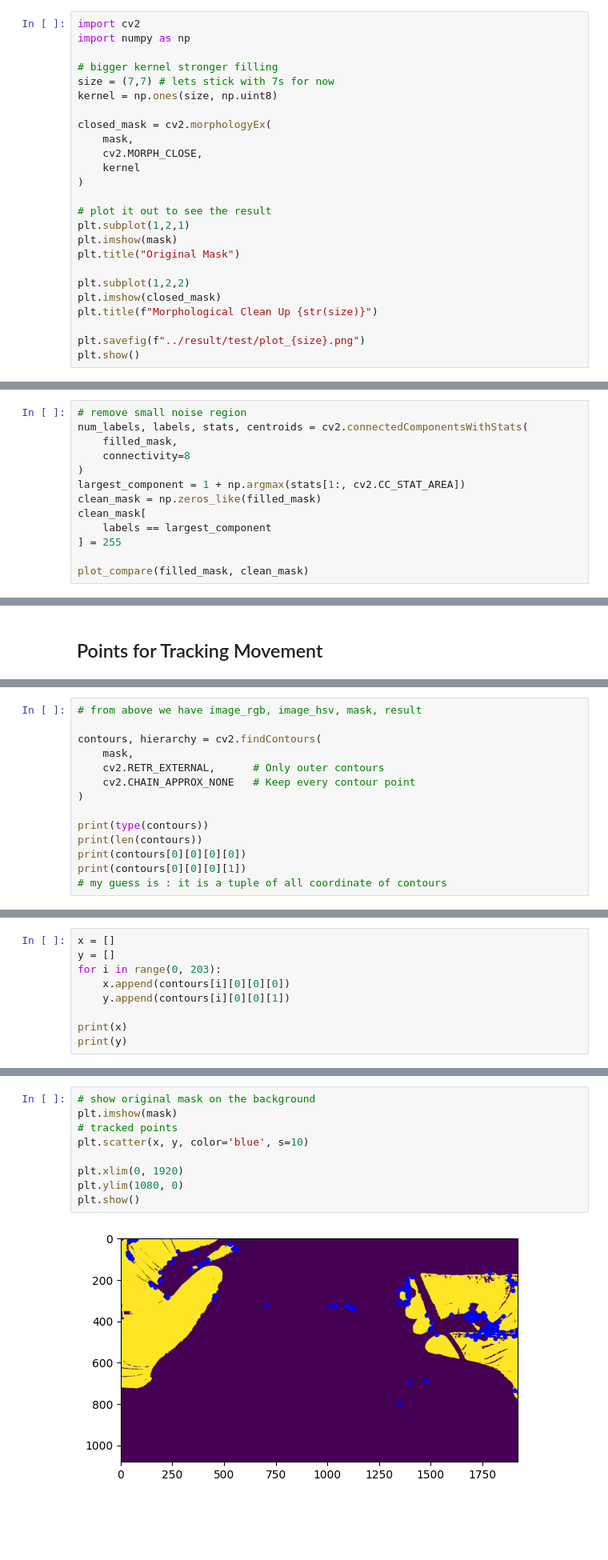
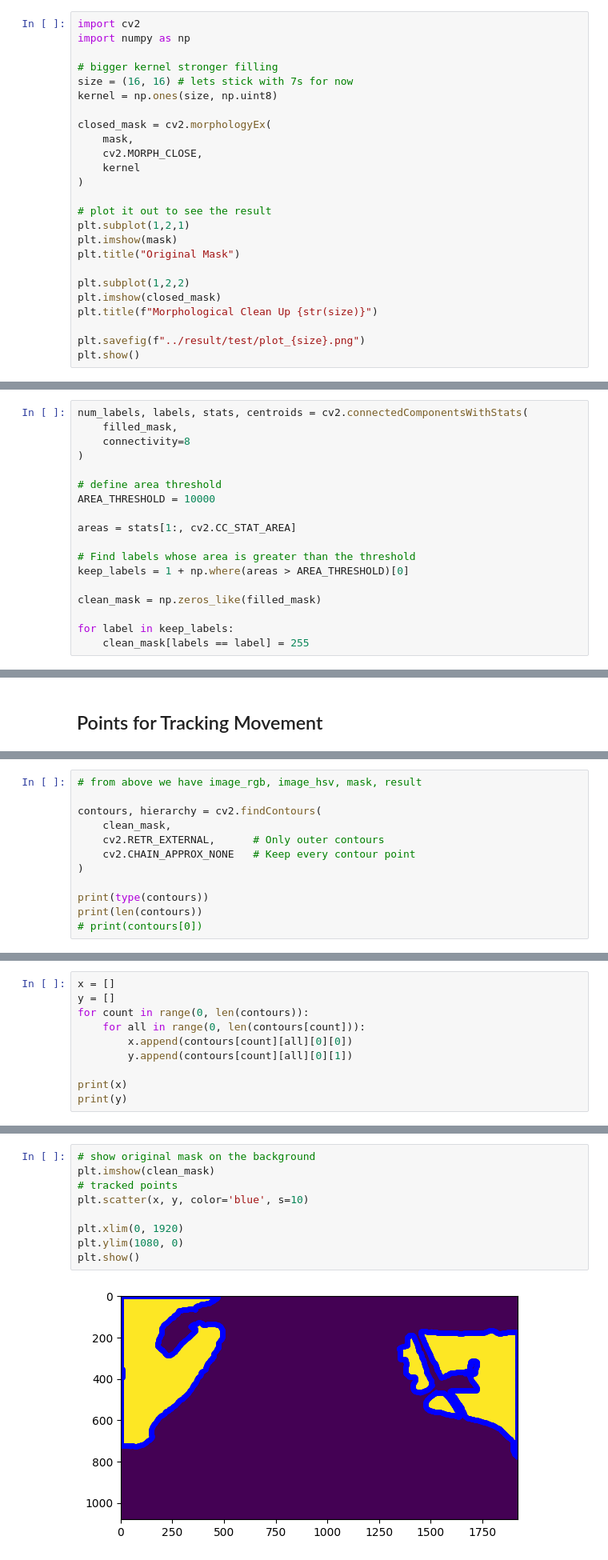
Before and after one commit to Napwillcode8848/OpenSutureNet, a Jupyter notebook: notebooks/segment_glove.ipynb, the cells around one changed output, grey strips where cells are left out. Shown at 80% size. Drawn from its saved outputs; the diff is of its cells as text; blank space fills up the shorter version.

Commit message:
Beautifully extract hand contour after different clean up method yay; will formalize everything and make a funciton

```diff
--- a/notebooks/segment_glove.ipynb
+++ b/notebooks/segment_glove.ipynb
@@ -250,7 +250,7 @@ import cv2
 import numpy as np
 
 # bigger kernel stronger filling
-size = (7,7) # lets stick with 7s for now
+size = (16, 16) # lets stick with 7s for now
 kernel = np.ones(size, np.uint8)
 
 closed_mask = cv2.morphologyEx(
@@ -320,13 +327,18 @@ plot_compare(closed_mask, filled_mask)
 # %%
-# remove small noise region
 num_labels, labels, stats, centroids = cv2.connectedComponentsWithStats(
     filled_mask,
     connectivity=8
 )
-largest_component = 1 + np.argmax(stats[1:, cv2.CC_STAT_AREA])
+
+# define area threshold
+AREA_THRESHOLD = 10000
+
+areas = stats[1:, cv2.CC_STAT_AREA]
+
+# Find labels whose area is greater than the threshold
+keep_labels = 1 + np.where(areas > AREA_THRESHOLD)[0]
+
 clean_mask = np.zeros_like(filled_mask)
-clean_mask[
-    labels == largest_component
-] = 255
 
-plot_compare(filled_mask, clean_mask)
+for label in keep_labels:
+    clean_mask[labels == label] = 255
@@ -364,15 +447,13 @@ White pixels: 292389
 # from above we have image_rgb, image_hsv, mask, result
 
 contours, hierarchy = cv2.findContours(
-    mask,
+    clean_mask,
     cv2.RETR_EXTERNAL,      # Only outer contours
     cv2.CHAIN_APPROX_NONE   # Keep every contour point
 )
 
 print(type(contours))
 print(len(contours))
-print(contours[0][0][0][0])
-print(contours[0][0][0][1])
-# my guess is : it is a tuple of all coordinate of contours
+# print(contours[0])
 # %% [output]
 <class 'tuple'>
@@ -382,9 +461,10 @@ print(contours[0][0][0][1])
 # %%
 x = []
 y = []
-for i in range(0, 203):
-    x.append(contours[i][0][0][0])
-    y.append(contours[i][0][0][1])
+for count in range(0, len(contours)):
+    for all in range(0, len(contours[count])):
+        x.append(contours[count][all][0][0])
+        y.append(contours[count][all][0][1])
 
 print(x)
 print(y)
@@ -394,14 +474,14 @@ print(y)
 # %%
 # show original mask on the background
-plt.imshow(mask)
+plt.imshow(clean_mask)
 # tracked points
 plt.scatter(x, y, color='blue', s=10)
 
 plt.xlim(0, 1920)
 plt.ylim(1080, 0)
 plt.show()
 # %% [output]
-[figure, old version]
+[figure, new version]
 # %%
 # show original image on the background
 plt.imshow(image_rgb)
```
Also changed, not shown: parts of 26 cells of this notebook, 1 other file.
